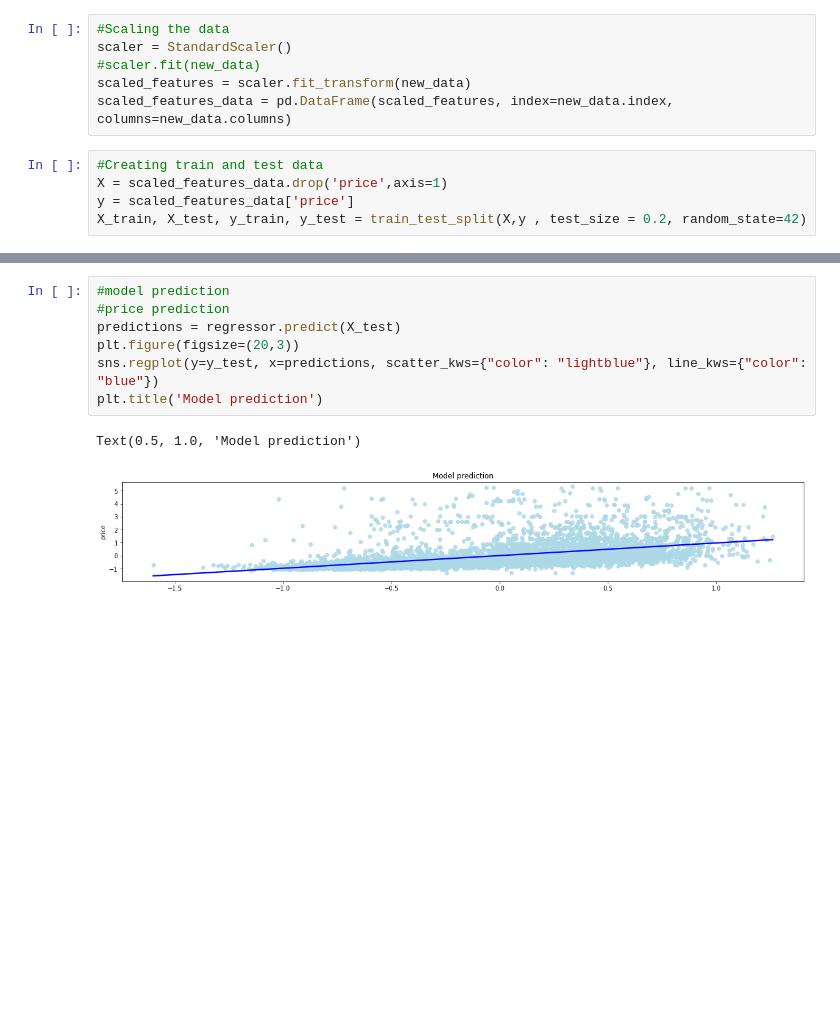
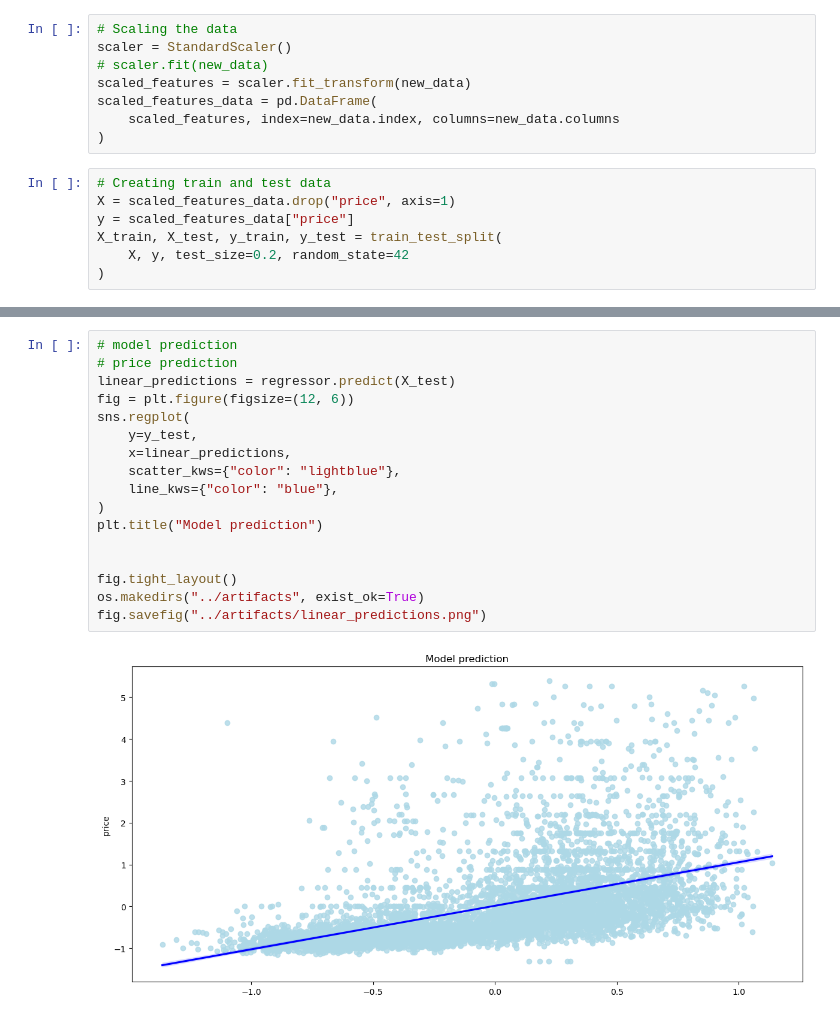
Before and after one commit to csridlen/eco395m-project-2, a Jupyter notebook: code/Linear_regression.ipynb, the cells around one changed output, grey strips where cells are left out. Cells and saved outputs as stored; diff of their text form; blank space fills up the shorter version.

```diff
--- a/code/Linear_regression.ipynb
+++ b/code/Linear_regression.ipynb
@@ -76,14 +90,18 @@ abs_z_scores = np.abs(z_scores)
 filtered_entries = (abs_z_scores < 2).all(axis=1)
 new_data = data_2021[filtered_entries]
 # %%
-#Scaling the data
+# Scaling the data
 scaler = StandardScaler()
-#scaler.fit(new_data)
+# scaler.fit(new_data)
 scaled_features = scaler.fit_transform(new_data)
-scaled_features_data = pd.DataFrame(scaled_features, index=new_data.index, columns=new_data.columns)
+scaled_features_data = pd.DataFrame(
+    scaled_features, index=new_data.index, columns=new_data.columns
+)
 # %%
-#Creating train and test data
-X = scaled_features_data.drop('price',axis=1)
-y = scaled_features_data['price']
-X_train, X_test, y_train, y_test = train_test_split(X,y , test_size = 0.2, random_state=42)
+# Creating train and test data
+X = scaled_features_data.drop("price", axis=1)
+y = scaled_features_data["price"]
+X_train, X_test, y_train, y_test = train_test_split(
+    X, y, test_size=0.2, random_state=42
+)
 # %%
@@ -155,13 +177,22 @@ Covariance Type:            nonrobust
 Notes:
 [1] Standard Errors assume that the covariance matrix of the errors is correctly specified.
 # %%
-#model prediction
-#price prediction
-predictions = regressor.predict(X_test)
-plt.figure(figsize=(20,3))
-sns.regplot(y=y_test, x=predictions, scatter_kws={"color": "lightblue"}, line_kws={"color": "blue"})
-plt.title('Model prediction')
+# model prediction
+# price prediction
+linear_predictions = regressor.predict(X_test)
+fig = plt.figure(figsize=(12, 6))
+sns.regplot(
+    y=y_test,
+    x=linear_predictions,
+    scatter_kws={"color": "lightblue"},
+    line_kws={"color": "blue"},
+)
+plt.title("Model prediction")
+
+
+fig.tight_layout()
+os.makedirs("../artifacts", exist_ok=True)
+fig.savefig("../artifacts/linear_predictions.png")
 # %% [output]
-Text(0.5, 1.0, 'Model prediction')
-[figure, old version]
+[figure, new version]
 # %%
```
Also changed, not shown: parts of 10 cells of this notebook, 8 other files.
